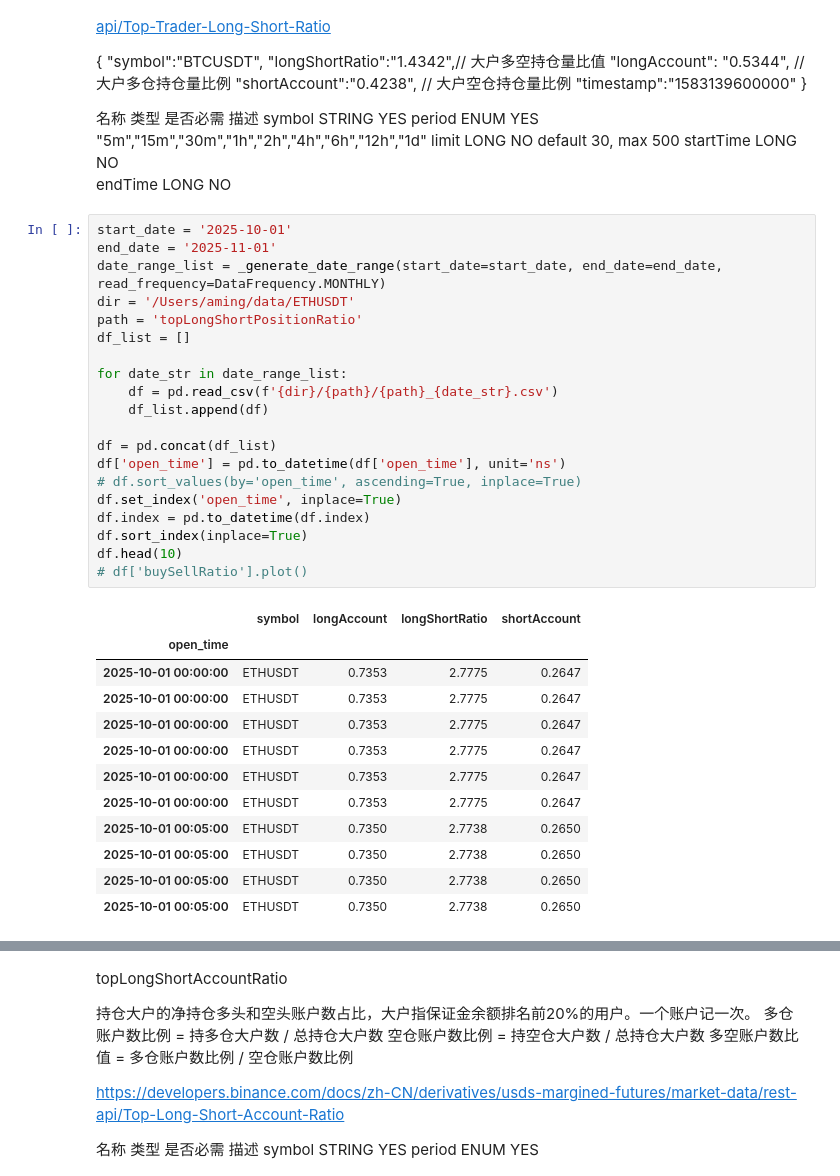
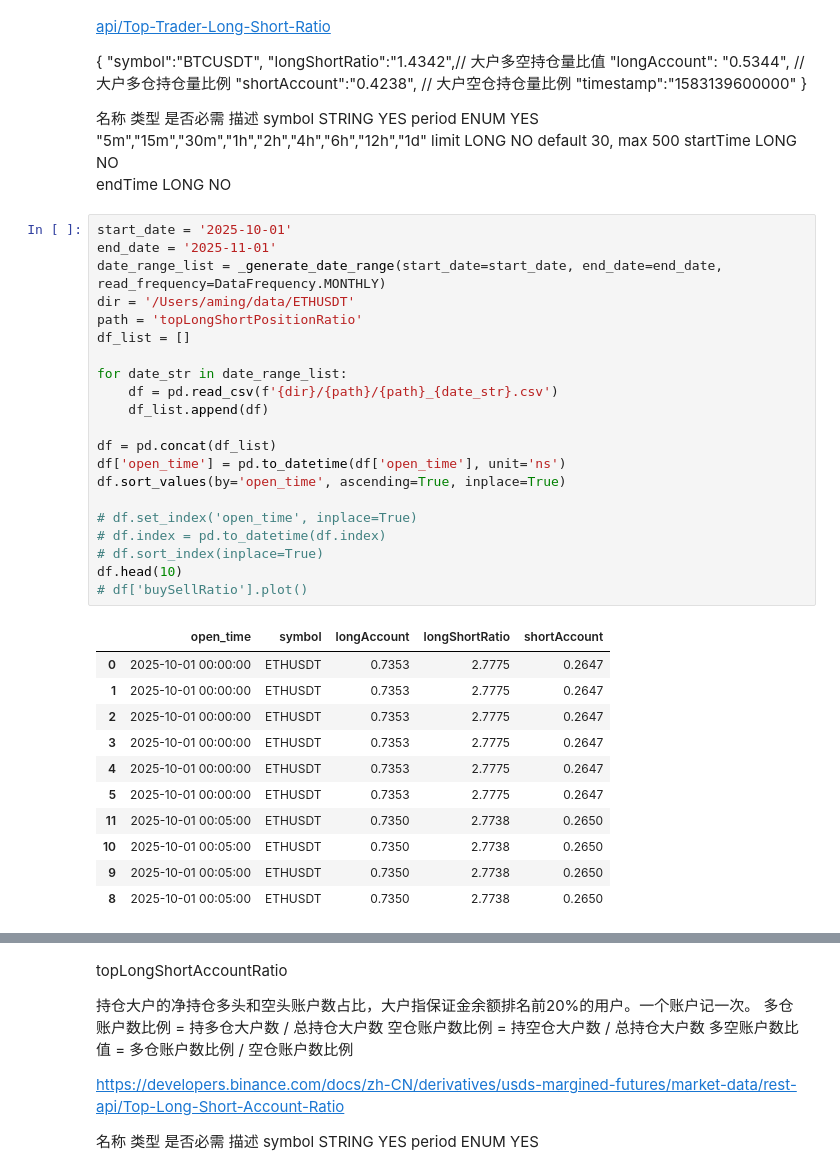
Before and after one commit to aamingaa/crypto-workstation-v2, a Jupyter notebook: deal_data.ipynb, the cells around one changed output, grey strips where cells are left out. Drawn from its saved outputs; the diff is of its cells as text.

```diff
--- a/deal_data.ipynb
+++ b/deal_data.ipynb
@@ -132,36 +132,36 @@ endTime	LONG	NO
 # %%
 start_date = '2025-10-01'
 end_date = '2025-11-01'
 date_range_list = _generate_date_range(start_date=start_date, end_date=end_date, read_frequency=DataFrequency.MONTHLY)
 dir = '/Users/aming/data/ETHUSDT'
 path = 'topLongShortPositionRatio'
 df_list = []
 
 for date_str in date_range_list:
     df = pd.read_csv(f'{dir}/{path}/{path}_{date_str}.csv')
     df_list.append(df)
 
 df = pd.concat(df_list)
 df['open_time'] = pd.to_datetime(df['open_time'], unit='ns')
-# df.sort_values(by='open_time', ascending=True, inplace=True)
-df.set_index('open_time', inplace=True)
-df.index = pd.to_datetime(df.index)
-df.sort_index(inplace=True)
+df.sort_values(by='open_time', ascending=True, inplace=True)
+
+# df.set_index('open_time', inplace=True)
+# df.index = pd.to_datetime(df.index)
+# df.sort_index(inplace=True)
 df.head(10)
 # df['buySellRatio'].plot()
 # %% [output]
-|  | symbol | longAccount | longShortRatio | shortAccount |
-| open_time |  |  |  |  |
-| 2025-10-01 00:00:00 | ETHUSDT | 0.7353 | 2.7775 | 0.2647 |
-| 2025-10-01 00:00:00 | ETHUSDT | 0.7353 | 2.7775 | 0.2647 |
-| 2025-10-01 00:00:00 | ETHUSDT | 0.7353 | 2.7775 | 0.2647 |
-| 2025-10-01 00:00:00 | ETHUSDT | 0.7353 | 2.7775 | 0.2647 |
-| 2025-10-01 00:00:00 | ETHUSDT | 0.7353 | 2.7775 | 0.2647 |
-| 2025-10-01 00:00:00 | ETHUSDT | 0.7353 | 2.7775 | 0.2647 |
-| 2025-10-01 00:05:00 | ETHUSDT | 0.7350 | 2.7738 | 0.2650 |
-| 2025-10-01 00:05:00 | ETHUSDT | 0.7350 | 2.7738 | 0.2650 |
-| 2025-10-01 00:05:00 | ETHUSDT | 0.7350 | 2.7738 | 0.2650 |
-| 2025-10-01 00:05:00 | ETHUSDT | 0.7350 | 2.7738 | 0.2650 |
+|  | open_time | symbol | longAccount | longShortRatio | shortAccount |
+| 0 | 2025-10-01 00:00:00 | ETHUSDT | 0.7353 | 2.7775 | 0.2647 |
+| 1 | 2025-10-01 00:00:00 | ETHUSDT | 0.7353 | 2.7775 | 0.2647 |
+| 2 | 2025-10-01 00:00:00 | ETHUSDT | 0.7353 | 2.7775 | 0.2647 |
+| 3 | 2025-10-01 00:00:00 | ETHUSDT | 0.7353 | 2.7775 | 0.2647 |
+| 4 | 2025-10-01 00:00:00 | ETHUSDT | 0.7353 | 2.7775 | 0.2647 |
+| 5 | 2025-10-01 00:00:00 | ETHUSDT | 0.7353 | 2.7775 | 0.2647 |
+| 11 | 2025-10-01 00:05:00 | ETHUSDT | 0.7350 | 2.7738 | 0.2650 |
+| 10 | 2025-10-01 00:05:00 | ETHUSDT | 0.7350 | 2.7738 | 0.2650 |
+| 9 | 2025-10-01 00:05:00 | ETHUSDT | 0.7350 | 2.7738 | 0.2650 |
+| 8 | 2025-10-01 00:05:00 | ETHUSDT | 0.7350 | 2.7738 | 0.2650 |
 # %%
 from tools import TopLongShortPositionRatioFactorEngine as topLsPFactorEngine
 # 使用默认阈值
```
Also changed, not shown: parts of 1 cell of this notebook, 1 other file.
